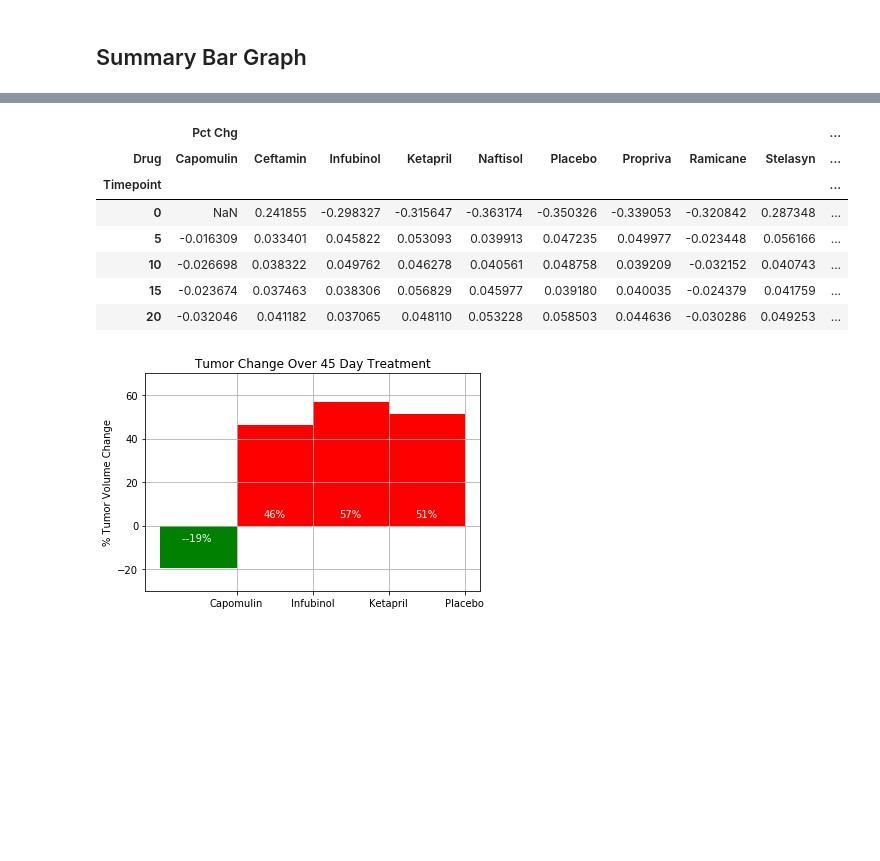
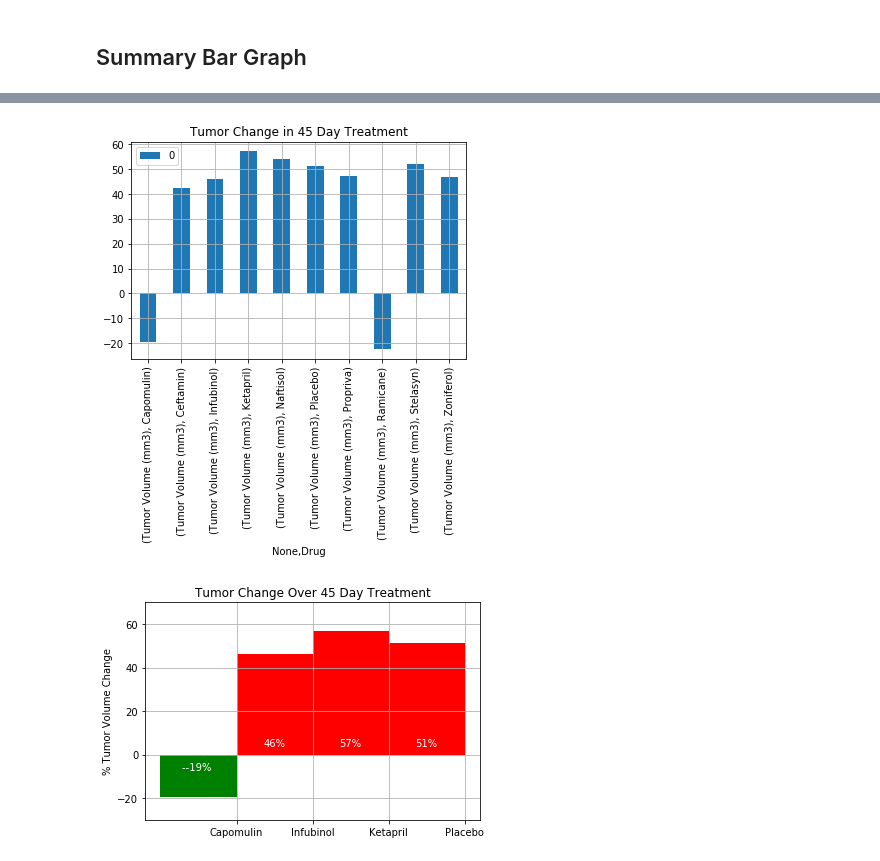
Before and after one commit to lesterstrouse/python-challenge, a Jupyter notebook: Matplotlib/Pymaceuticals_pymaceuticals.ipynb, the cells around one changed output, grey strips where cells are left out. Drawn from its saved outputs; the diff is of its cells as text; code cells hidden in the pictures; blank space fills up the shorter version.

```diff
--- a/Matplotlib/Pymaceuticals_pymaceuticals.ipynb
+++ b/Matplotlib/Pymaceuticals_pymaceuticals.ipynb
@@ -254,0 +240,5 @@ mc_grp_final.head()
+# %%
+# Calculate the percent changes for each drug
+mc_grp_pct = (mc_grp_final_df.iloc[-1] - mc_grp_final_df.iloc[0])/mc_grp_final_df.iloc[0]*100
+# Display the data to confirm
+mc_grp_pct
@@ -255,33 +258,27 @@ mc_grp_final.head()
 # %%
 # Store all Relevant Percent Changes into a Tuple
-mc_grp_summ_pivot = mc_grp_final.pivot(columns='Drug',index='Timepoint')
-mc_grp_summ_pivot.head()
+mc_grp_pct_df = pd.DataFrame(mc_grp_pct)
+mc_grp_pct_df.head()
+
 # Splice the data between passing and failing drugs
 
 
 # Orient widths. Add labels, tick marks, etc.
 
 
 # Use functions to label the percentages of changes
 
 
 # Call functions to implement the function calls
-
+mc_grp_pct_df.plot(grid=True,kind='bar',title="Tumor Change in 45 Day Treatment")
 
 # Save the Figure
-
+plt.savefig('summpct.png')
 
 # Show the Figure
 #fig.show()
 # %% [output]
-|  | Pct Chg |  |  |  |  |  |  |  |  | ... |
-| Drug | Capomulin | Ceftamin | Infubinol | Ketapril | Naftisol | Placebo | Propriva | Ramicane | Stelasyn | ... |
-| Timepoint |  |  |  |  |  |  |  |  |  | ... |
-| 0 | NaN | 0.241855 | -0.298327 | -0.315647 | -0.363174 | -0.350326 | -0.339053 | -0.320842 | 0.287348 | ... |
-| 5 | -0.016309 | 0.033401 | 0.045822 | 0.053093 | 0.039913 | 0.047235 | 0.049977 | -0.023448 | 0.056166 | ... |
-| 10 | -0.026698 | 0.038322 | 0.049762 | 0.046278 | 0.040561 | 0.048758 | 0.039209 | -0.032152 | 0.040743 | ... |
-| 15 | -0.023674 | 0.037463 | 0.038306 | 0.056829 | 0.045977 | 0.039180 | 0.040035 | -0.024379 | 0.041759 | ... |
-| 20 | -0.032046 | 0.041182 | 0.037065 | 0.048110 | 0.053228 | 0.058503 | 0.044636 | -0.030286 | 0.049253 | ... |
+[figure, added]
 # %%
 # %% [output]
 [figure]
```
Also changed, not shown: parts of 2 cells of this notebook, 2 other files.
